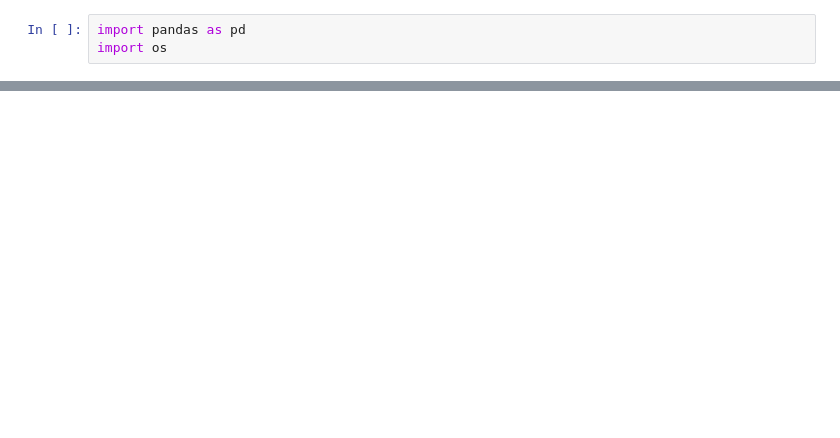
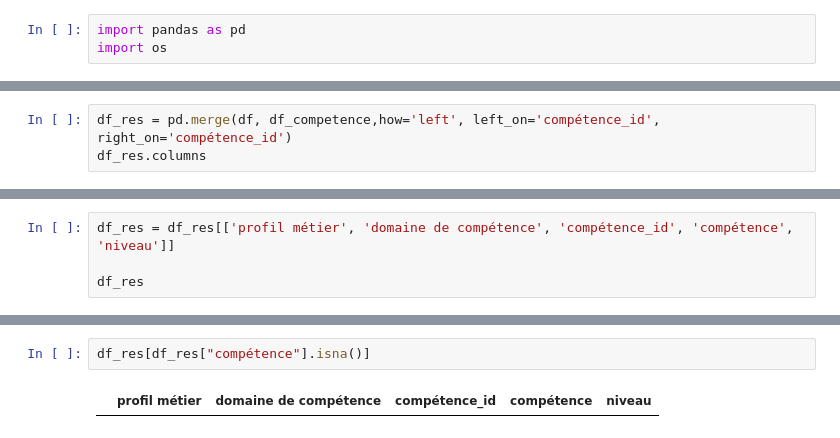
Before and after one commit to anthonybnl/projet-ia-generative, a Jupyter notebook: src/notebook-ref.ipynb, the cells around one changed output, grey strips where cells are left out. Cells and saved outputs as stored; diff of their text form; blank space fills up the shorter version.

Commit message:
📝 ref compétence : data architect

```diff
--- a/src/notebook-ref.ipynb
+++ b/src/notebook-ref.ipynb
@@ -29,0 +48,3 @@ df
+# %%
+df_res = pd.merge(df, df_competence,how='left', left_on='compétence_id', right_on='compétence_id')
+df_res.columns
@@ -29,0 +55,4 @@ df
+# %%
+df_res = df_res[['profil métier', 'domaine de compétence', 'compétence_id', 'compétence', 'niveau']]
+
+df_res
@@ -29,0 +77,4 @@ df
+# %%
+df_res[df_res["compétence"].isna()]
+# %% [output]
+|  | profil métier | domaine de compétence | compétence_id | compétence | niveau |
```
Also changed, not shown: parts of 4 cells of this notebook, 2 other files.
